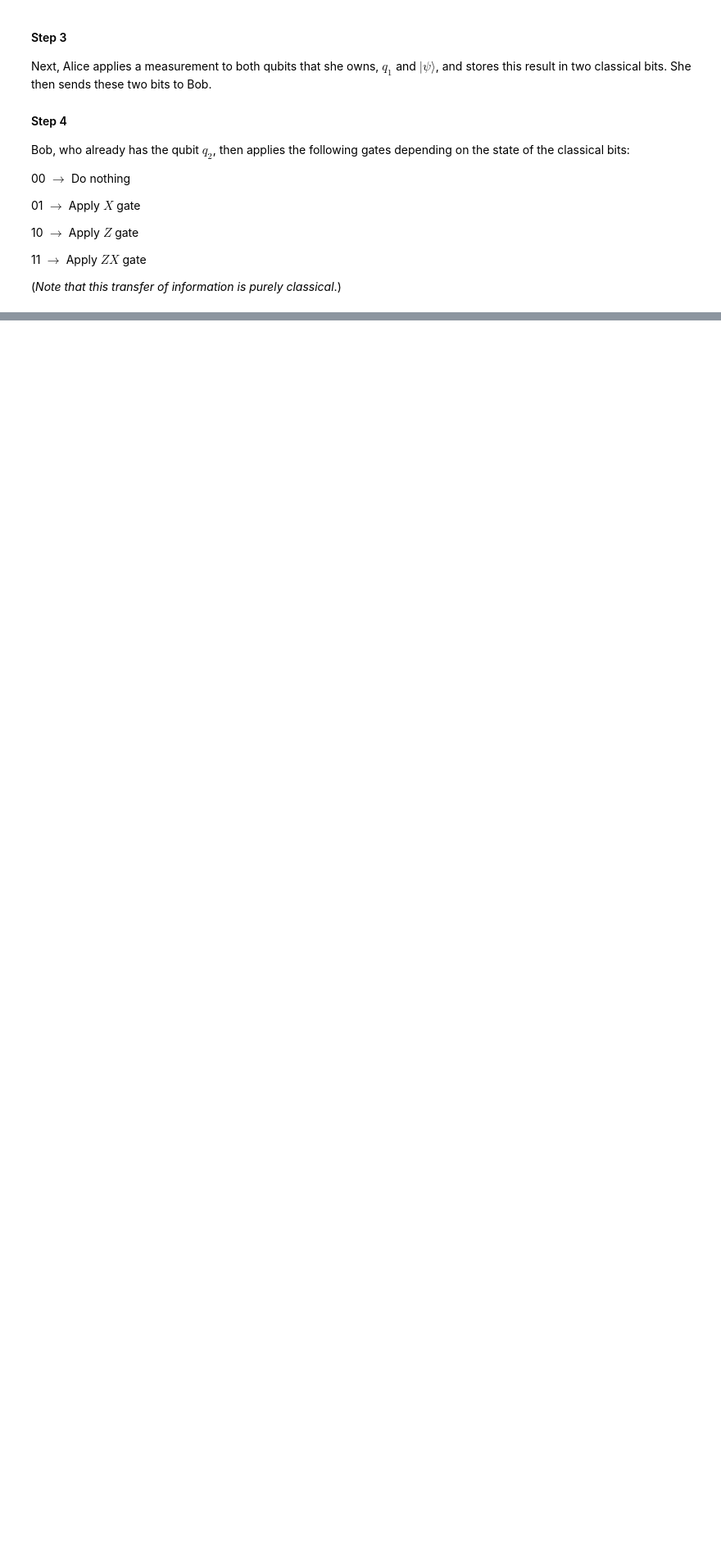
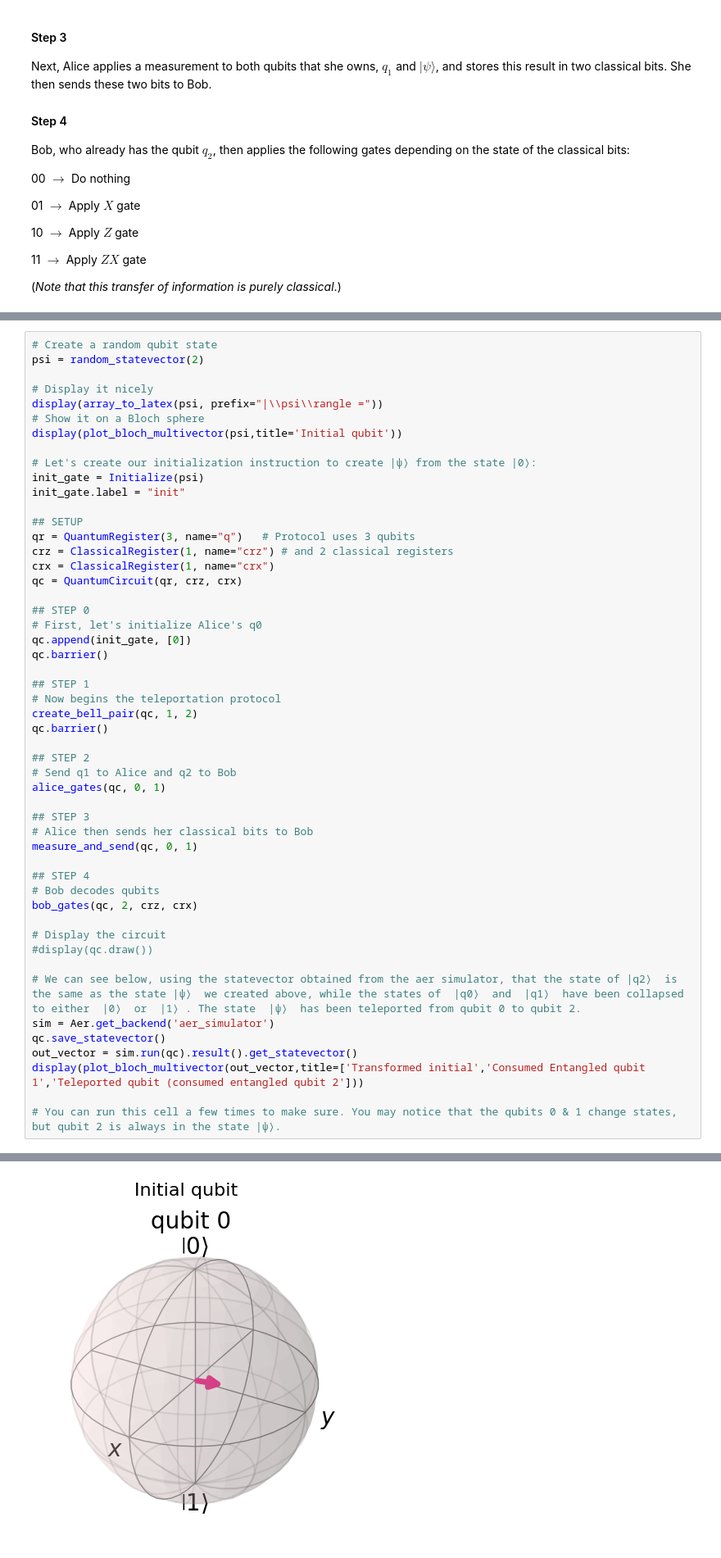
Before and after one commit to marcjofreProf/SeminarQuantumTechnologiesCybersecurity, a Jupyter notebook: Class - Session3 - KeyBuildingBlocks.ipynb, the cells around one changed output, grey strips where cells are left out. Shown at 82% size. Drawn from its saved outputs; the diff is of its cells as text; blank space fills up the shorter version.

```diff
--- a/Class - Session3 - KeyBuildingBlocks.ipynb
+++ b/Class - Session3 - KeyBuildingBlocks.ipynb
@@ -1522,0 +1526,52 @@ bob_gates(teleportation_circuit, 2, crz, crx)
+# %%
+# Create a random qubit state
+psi = random_statevector(2)
+
+# Display it nicely
+display(array_to_latex(psi, prefix="|\\psi\\rangle ="))
+# Show it on a Bloch sphere
+display(plot_bloch_multivector(psi,title='Initial qubit'))
+
+# Let's create our initialization instruction to create |ψ⟩ from the state |0⟩:
+init_gate = Initialize(psi)
+init_gate.label = "init"
+
+## SETUP
+qr = QuantumRegister(3, name="q")   # Protocol uses 3 qubits
+crz = ClassicalRegister(1, name="crz") # and 2 classical registers
+crx = ClassicalRegister(1, name="crx")
+qc = QuantumCircuit(qr, crz, crx)
+
+## STEP 0
+# First, let's initialize Alice's q0
+qc.append(init_gate, [0])
+qc.barrier()
+
+## STEP 1
+# Now begins the teleportation protocol
+create_bell_pair(qc, 1, 2)
+qc.barrier()
+
+## STEP 2
+# Send q1 to Alice and q2 to Bob
+alice_gates(qc, 0, 1)
+
+## STEP 3
+# Alice then sends her classical bits to Bob
+measure_and_send(qc, 0, 1)
+
+## STEP 4
+# Bob decodes qubits
+bob_gates(qc, 2, crz, crx)
+
+# Display the circuit
+#display(qc.draw())
+
+# We can see below, using the statevector obtained from the aer simulator, that the state of |q2⟩  is the same as the state |ψ⟩  we created above, while the states of  |q0⟩  and  |q1⟩  have been collapsed to either  |0⟩  or  |1⟩ . The state  |ψ⟩  has been teleported from qubit 0 to qubit 2.
+sim = Aer.get_backend('aer_simulator')
+qc.save_statevector()
+out_vector = sim.run(qc).result().get_statevector()
+display(plot_bloch_multivector(out_vector,title=['Transformed initial','Consumed Entangled qubit 1','Teleported qubit (consumed entangled qubit 2']))
+
+# You can run this cell a few times to make sure. You may notice that the qubits 0 & 1 change states, but qubit 2 is always in the state |ψ⟩.
+# %% [output]
@@ -1522,0 +1584 @@ bob_gates(teleportation_circuit, 2, crz, crx)
+[figure, added]
```
Also changed, not shown: parts of 28 cells of this notebook, 9 other files.
